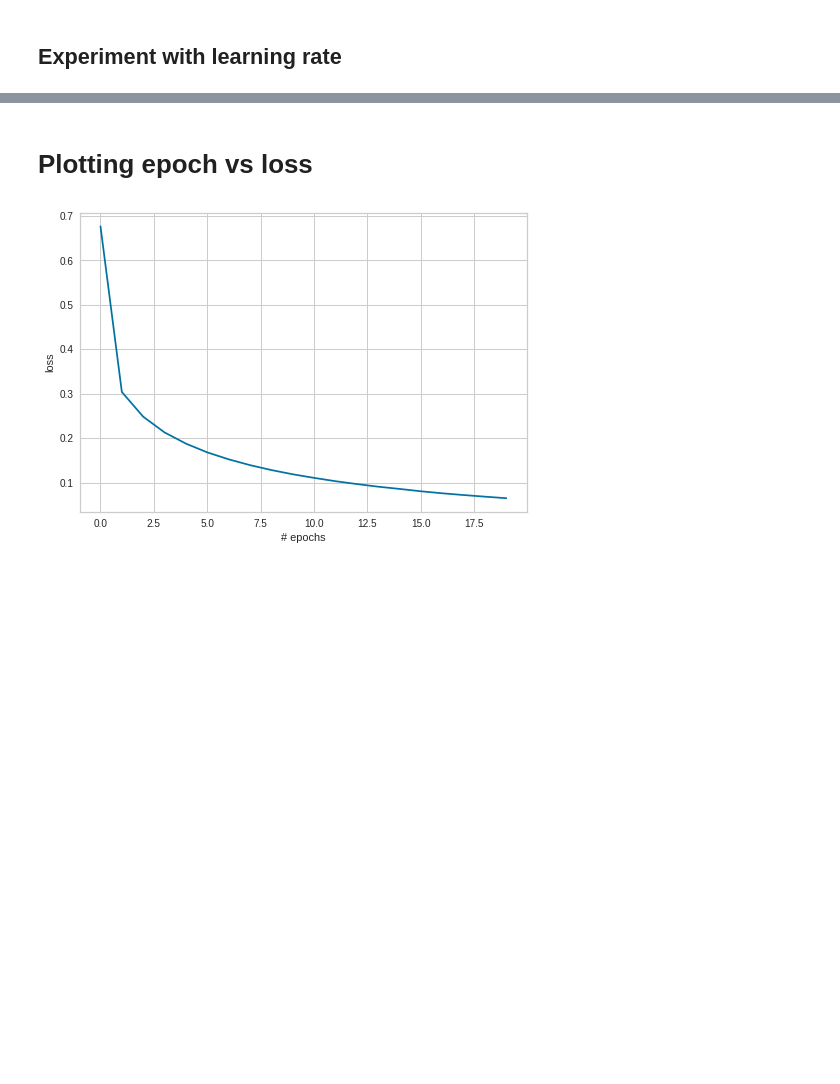
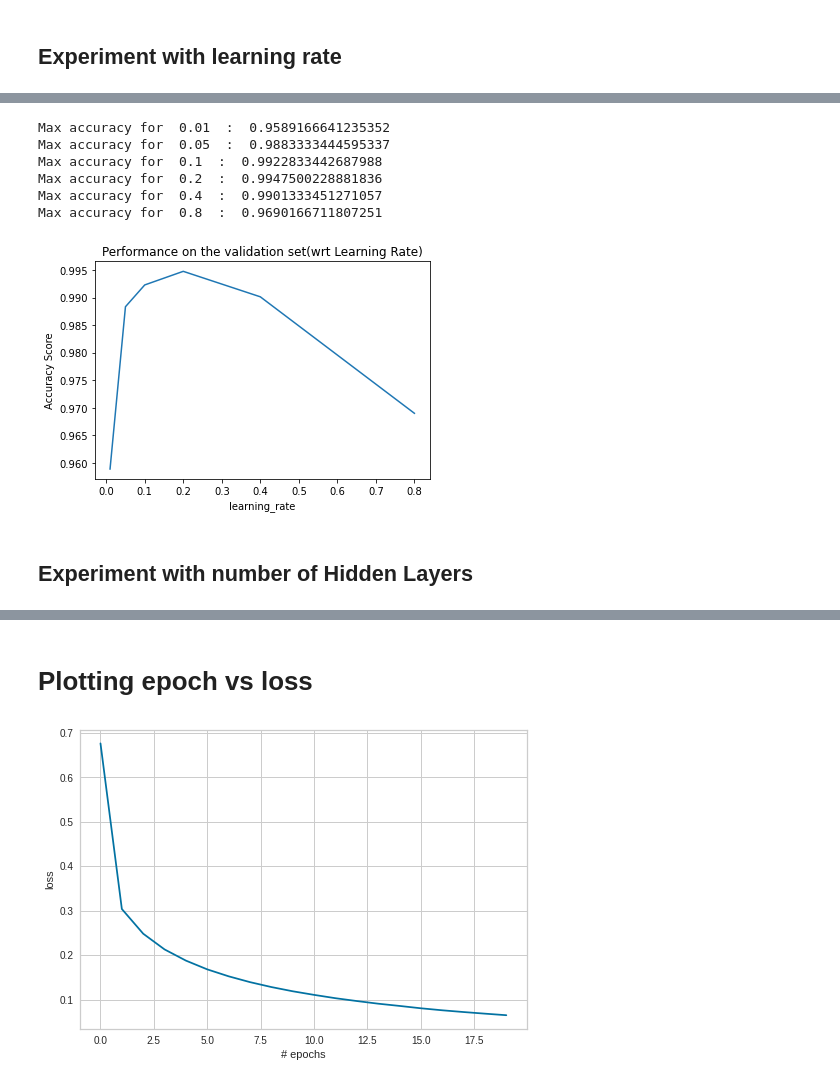
Before and after one commit to weasel-codes/google-colab, a Jupyter notebook: NeuralNetworkMNIST.ipynb, the cells around one changed output, grey strips where cells are left out. Cells and saved outputs as stored; diff of their text form; code cells hidden in the pictures; blank space fills up the shorter version.

```diff
--- a/NeuralNetworkMNIST.ipynb
+++ b/NeuralNetworkMNIST.ipynb
@@ -132,0 +153,21 @@ Epoch 10/10
+# %%
+# Learning Rate wise accuracies
+#Printing max accuracies of all
+for key in learning_rate_accuracy.keys() :
+  print("Max accuracy for ", key ," : ", learning_rate_accuracy[key])
+
+plt.plot(list(learning_rate_accuracy.keys()), list(learning_rate_accuracy.values()))
+plt.ylabel('Accuracy Score')
+plt.xlabel('learning_rate')
+plt.title('Performance on the validation set(wrt Learning Rate)')
+plt.show()
+# %% [output]
+Max accuracy for  0.01  :  0.9589166641235352
+Max accuracy for  0.05  :  0.9883333444595337
+Max accuracy for  0.1  :  0.9922833442687988
+Max accuracy for  0.2  :  0.9947500228881836
+Max accuracy for  0.4  :  0.9901333451271057
+Max accuracy for  0.8  :  0.9690166711807251
+[figure, added]
+# %% [markdown]
+## Experiment with number of Hidden Layers
```
Also changed, not shown: parts of 8 cells of this notebook.
